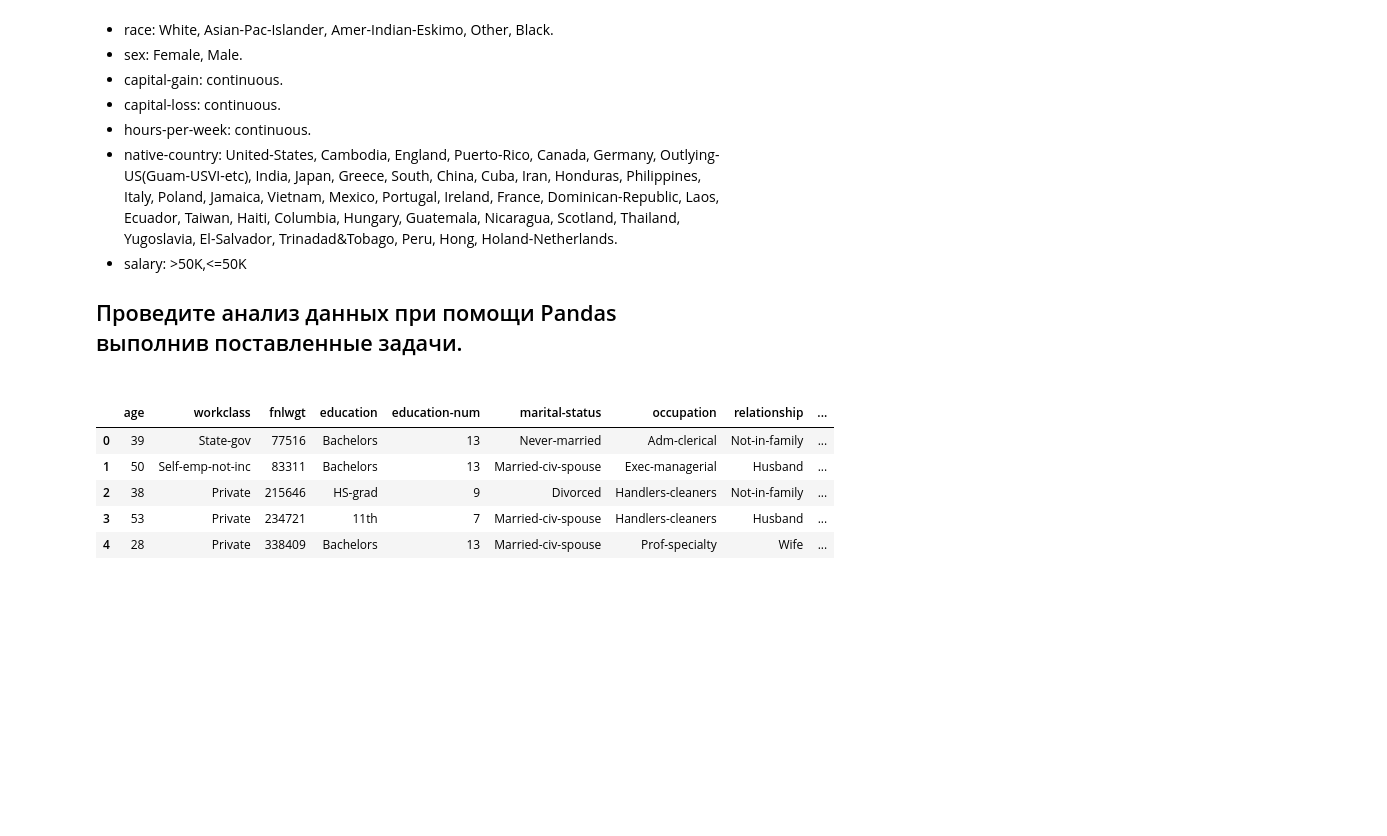
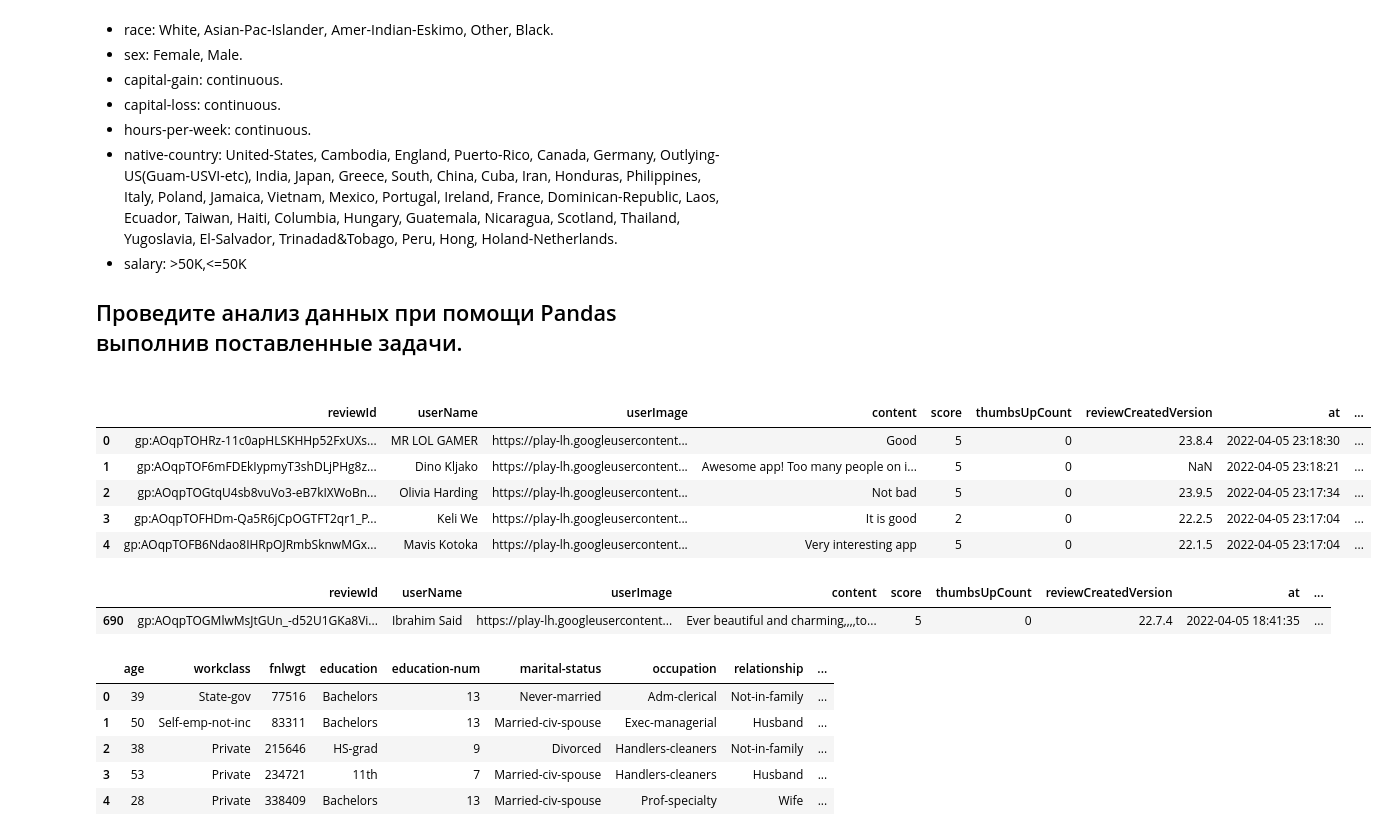
Before and after one commit to German-V/Innowise, a Jupyter notebook: Task2/assignment_pandas.ipynb, the cells around one changed output. Saved outputs shown, nothing was run; the diff lists cells and outputs as text; code cells hidden in the pictures; blank space fills up the shorter version.

```diff
--- a/Task2/assignment_pandas.ipynb
+++ b/Task2/assignment_pandas.ipynb
@@ -23,3 +23,13 @@
 import pandas as pd
 import numpy as np
 from IPython.display import display
+# %%
+data = pd.read_csv("data/tiktok_google_play_reviews.csv")
+data.head()
+# %% [output]
+|  | reviewId | userName | userImage | content | score | thumbsUpCount | reviewCreatedVersion | at | ... |
+| 0 | gp:AOqpTOHRz-11c0apHLSKHHp52FxUXs... | MR LOL GAMER | https://play-lh.googleusercontent... | Good | 5 | 0 | 23.8.4 | 2022-04-05 23:18:30 | ... |
+| 1 | gp:AOqpTOF6mFDEkIypmyT3shDLjPHg8z... | Dino Kljako | https://play-lh.googleusercontent... | Awesome app! Too many people on i... | 5 | 0 | NaN | 2022-04-05 23:18:21 | ... |
+| 2 | gp:AOqpTOGtqU4sb8vuVo3-eB7kIXWoBn... | Olivia Harding | https://play-lh.googleusercontent... | Not bad | 5 | 0 | 23.9.5 | 2022-04-05 23:17:34 | ... |
+| 3 | gp:AOqpTOFHDm-Qa5R6jCpOGTFT2qr1_P... | Keli We | https://play-lh.googleusercontent... | It is good | 2 | 0 | 22.2.5 | 2022-04-05 23:17:04 | ... |
+| 4 | gp:AOqpTOFB6Ndao8IHRpOJRmbSknwMGx... | Mavis Kotoka | https://play-lh.googleusercontent... | Very interesting app | 5 | 0 | 22.1.5 | 2022-04-05 23:17:04 | ... |
@@ -25,0 +38,5 @@ from IPython.display import display
+# %%
+data[data['reviewId']=='gp:AOqpTOGMlwMsJtGUn_-d52U1GKa8Vicqb6dAY088gs9IZjA2E9GnxroIcTyRAN5AN-KnrNz-eeyKuv-fvST3yg']
+# %% [output]
+|  | reviewId | userName | userImage | content | score | thumbsUpCount | reviewCreatedVersion | at | ... |
+| 690 | gp:AOqpTOGMlwMsJtGUn_-d52U1GKa8Vi... | Ibrahim Said | https://play-lh.googleusercontent... | Ever beautiful and charming,,,,to... | 5 | 0 | 22.7.4 | 2022-04-05 18:41:35 | ... |
```
Also changed, not shown: parts of 2 cells of this notebook, 7 other files.
